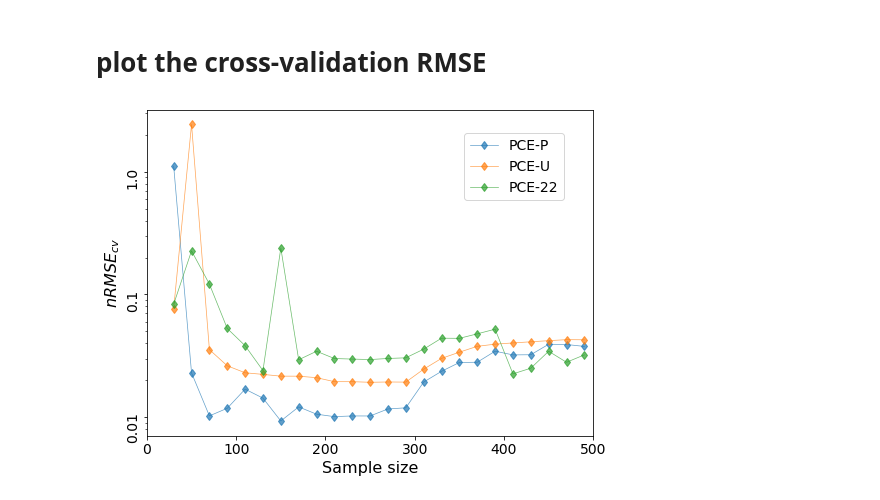
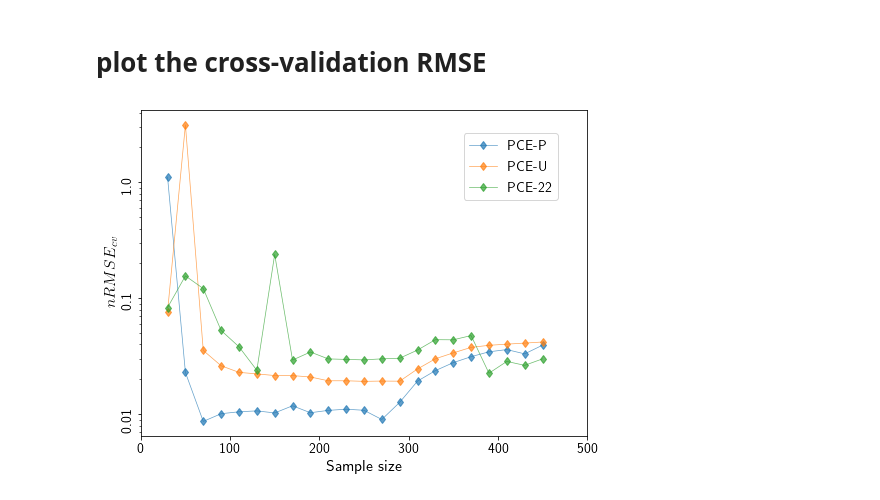
Before and after one commit to QianWanghhu/factor_fixing, a Jupyter notebook: qian_dev/PCE-performance.ipynb, the cells around one changed output. Saved outputs shown, nothing was run; the diff lists cells and outputs as text; code cells hidden in the pictures.

```diff
--- a/qian_dev/PCE-performance.ipynb
+++ b/qian_dev/PCE-performance.ipynb
@@ -122,9 +133,7 @@ def df_return(fp, fn):
 # %%
 # Plot errors of cross-validation
 from matplotlib import rcParams
-
-# filepath = ['../output/paper0915/', '../output/paper0915/figure4/test_plot/', '../output/paper0915/figure4/test1013/']
-filepath = ['../output/adaptive_debug_folder100/']
+filepath = ['../output/adaptive/']
 filename = ['error_cv_exact_552.csv', 'error_cv_uniform_552.csv',  'error_cv_full_552.csv']
 
 df_uniform = df_return(filepath[0], filename[0])
@@ -164,22 +173,22 @@ df = df.replace(0,np.nan)
 # %%
 # Plot RMSE vs sample size
 import matplotlib.ticker as mticker
 fig, axes = plt.subplots(nrows=1, ncols=1, sharey=True, figsize=(8, 6))
-index_plot = np.array(np.arange(0, 24, 1))
+index_plot = np.array(np.arange(2, 46, 2))
 # xticks = [int(i.split('_')[1]) for i in df['index'].values]
 df['index'] = xticks
 ax1 = df.iloc[index_plot].plot(x='index', y=df.columns[[1, 2, 3]], kind='line', marker='d',
                 legend=True, logy=True, ax=axes, linewidth=0.7, alpha=0.7, logx=False)
 
 ax1.legend(['PCE-P', 'PCE-U', 'PCE-22'], bbox_to_anchor=(0.95, 0.95), fontsize=14) # 'PCE-U',
 ax1.set_ylabel(r'$nRMSE_{cv}$', fontsize = 16);
 ax1.set_xlabel('Sample size', fontsize = 16);
 ax1.set_xlim(0, 500)
 # ax1.set_xticklabels(xticks, rotation=90, fontsize=14);
 ticks_loc = ax1.get_yticks().tolist()
 ax1.yaxis.set_major_locator(mticker.FixedLocator(ticks_loc))
 ax1.set_yticklabels(ax1.get_yticks(), rotation=90, fontsize=14);
 ax1.set_xticklabels([int(i) for i in ax1.get_xticks()], fontsize=14);
-# plt.savefig(f'{output_path}/figure/adaptive_cross_validation_log.png', dpi=300, format='png')
+plt.savefig(f'{output_path}/figure/adaptive_cross_validation_log.png', dpi=300, format='png')
 # %% [output]
-[figure, old version]
+[figure, new version]
```
Also changed, not shown: parts of 4 cells of this notebook, 1 other file.
